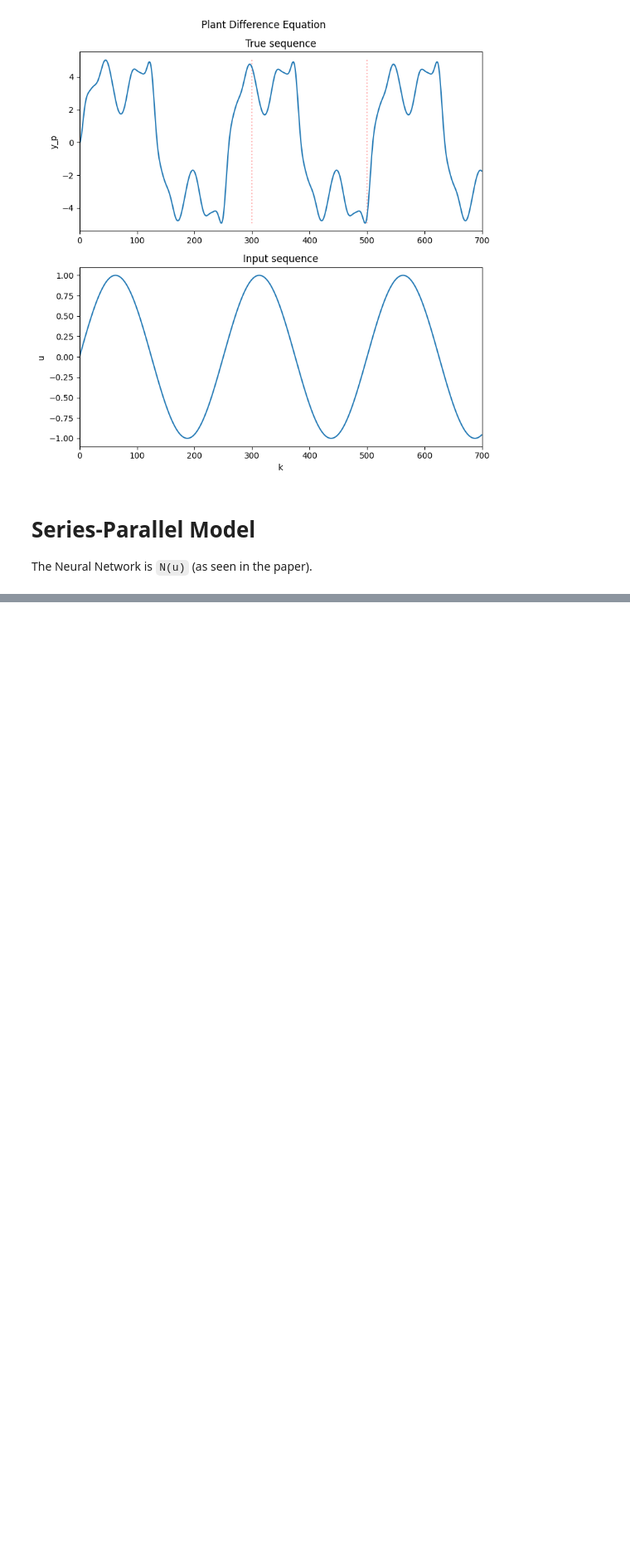
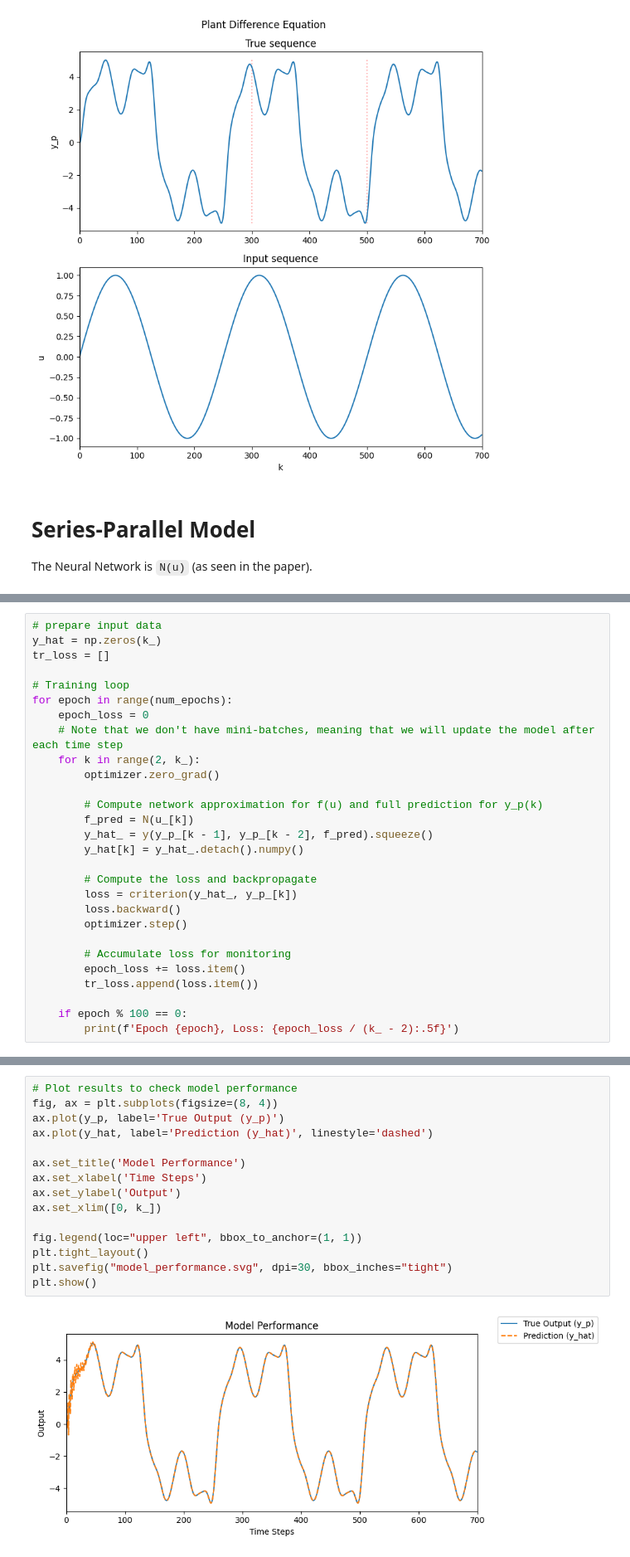
Before and after one commit to AFirooz/AI-from-scratch, a Jupyter notebook: PaperReproduction/Example1.ipynb, the cells around one changed output, grey strips where cells are left out. Shown at 83% size. Saved outputs shown, nothing was run; the diff lists cells and outputs as text; blank space fills up the shorter version.

Commit message:
add paper results - example 1

```diff
--- a/PaperReproduction/Example1.ipynb
+++ b/PaperReproduction/Example1.ipynb
@@ -166,0 +104,28 @@ tensor(0.1802, grad_fn=<MseLossBackward0>)
+# %%
+# prepare input data
+y_hat = np.zeros(k_)
+tr_loss = []
+
+# Training loop
+for epoch in range(num_epochs):
+    epoch_loss = 0
+    # Note that we don't have mini-batches, meaning that we will update the model after each time step
+    for k in range(2, k_):
+        optimizer.zero_grad()
+
+        # Compute network approximation for f(u) and full prediction for y_p(k)
+        f_pred = N(u_[k])
+        y_hat_ = y(y_p_[k - 1], y_p_[k - 2], f_pred).squeeze()
+        y_hat[k] = y_hat_.detach().numpy()
+
+        # Compute the loss and backpropagate
+        loss = criterion(y_hat_, y_p_[k])
+        loss.backward()
+        optimizer.step()
+
+        # Accumulate loss for monitoring
+        epoch_loss += loss.item()
+        tr_loss.append(loss.item())
+
+    if epoch % 100 == 0:
+        print(f'Epoch {epoch}, Loss: {epoch_loss / (k_ - 2):.5f}')
@@ -166,0 +143,17 @@ tensor(0.1802, grad_fn=<MseLossBackward0>)
+# %%
+# Plot results to check model performance
+fig, ax = plt.subplots(figsize=(8, 4))
+ax.plot(y_p, label='True Output (y_p)')
+ax.plot(y_hat, label='Prediction (y_hat)', linestyle='dashed')
+
+ax.set_title('Model Performance')
+ax.set_xlabel('Time Steps')
+ax.set_ylabel('Output')
+ax.set_xlim([0, k_])
+
+fig.legend(loc="upper left", bbox_to_anchor=(1, 1))
+plt.tight_layout()
+plt.savefig("model_performance.svg", dpi=30, bbox_inches="tight")
+plt.show()
+# %% [output]
+[figure, added]
```
Also changed, not shown: parts of 13 cells of this notebook, 6 other files.
